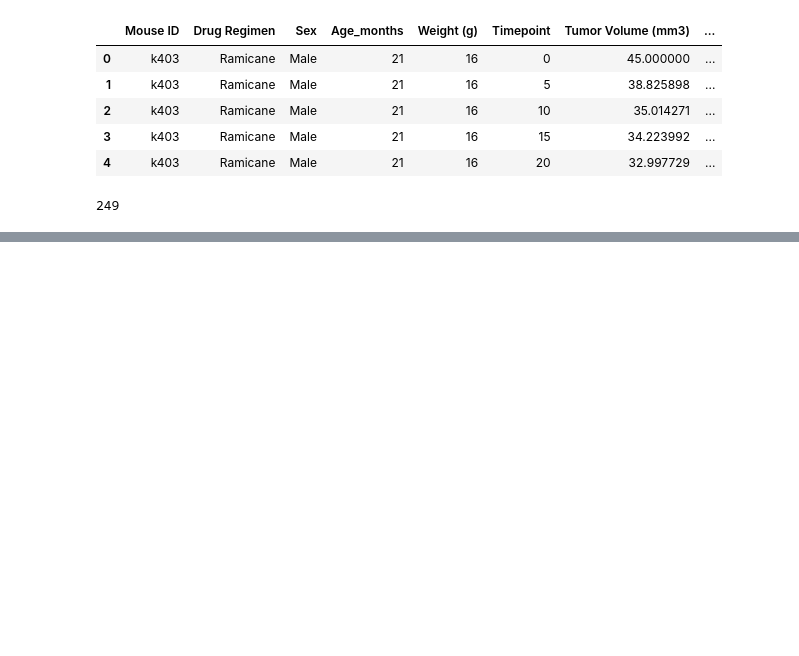
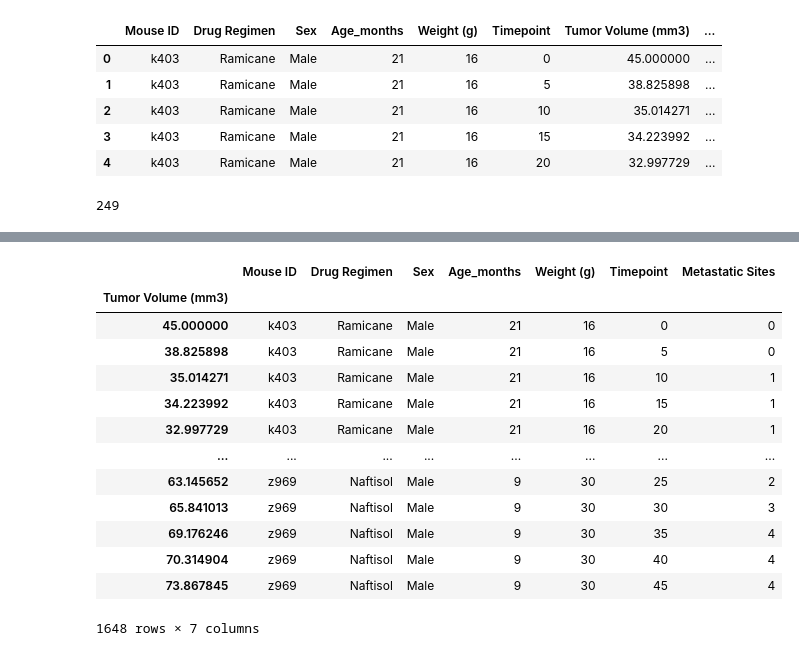
Before and after one commit to cynthiazhang88/Pymaceuticals, a Jupyter notebook: Observations and Insights.ipynb, the cells around one changed output, grey strips where cells are left out. Cells and saved outputs as stored; diff of their text form; code cells hidden in the pictures; blank space fills up the shorter version.

```diff
--- a/Observations and Insights.ipynb
+++ b/Observations and Insights.ipynb
@@ -203,0 +175,18 @@ ValueError: 'label' must be of length 'x'
+# %%
+tumor_summary=mouse_study.set_index('Tumor Volume (mm3)').groupby(['Tumor Volume (mm3)'])
+tumor_summary.head()
+# %% [output]
+|  | Mouse ID | Drug Regimen | Sex | Age_months | Weight (g) | Timepoint | Metastatic Sites |
+| Tumor Volume (mm3) |  |  |  |  |  |  |  |
+| 45.000000 | k403 | Ramicane | Male | 21 | 16 | 0 | 0 |
+| 38.825898 | k403 | Ramicane | Male | 21 | 16 | 5 | 0 |
+| 35.014271 | k403 | Ramicane | Male | 21 | 16 | 10 | 1 |
+| 34.223992 | k403 | Ramicane | Male | 21 | 16 | 15 | 1 |
+| 32.997729 | k403 | Ramicane | Male | 21 | 16 | 20 | 1 |
+| ... | ... | ... | ... | ... | ... | ... | ... |
+| 63.145652 | z969 | Naftisol | Male | 9 | 30 | 25 | 2 |
+| 65.841013 | z969 | Naftisol | Male | 9 | 30 | 30 | 3 |
+| 69.176246 | z969 | Naftisol | Male | 9 | 30 | 35 | 4 |
+| 70.314904 | z969 | Naftisol | Male | 9 | 30 | 40 | 4 |
+| 73.867845 | z969 | Naftisol | Male | 9 | 30 | 45 | 4 |
+1648 rows × 7 columns
```
Also changed, not shown: parts of 22 cells of this notebook.
